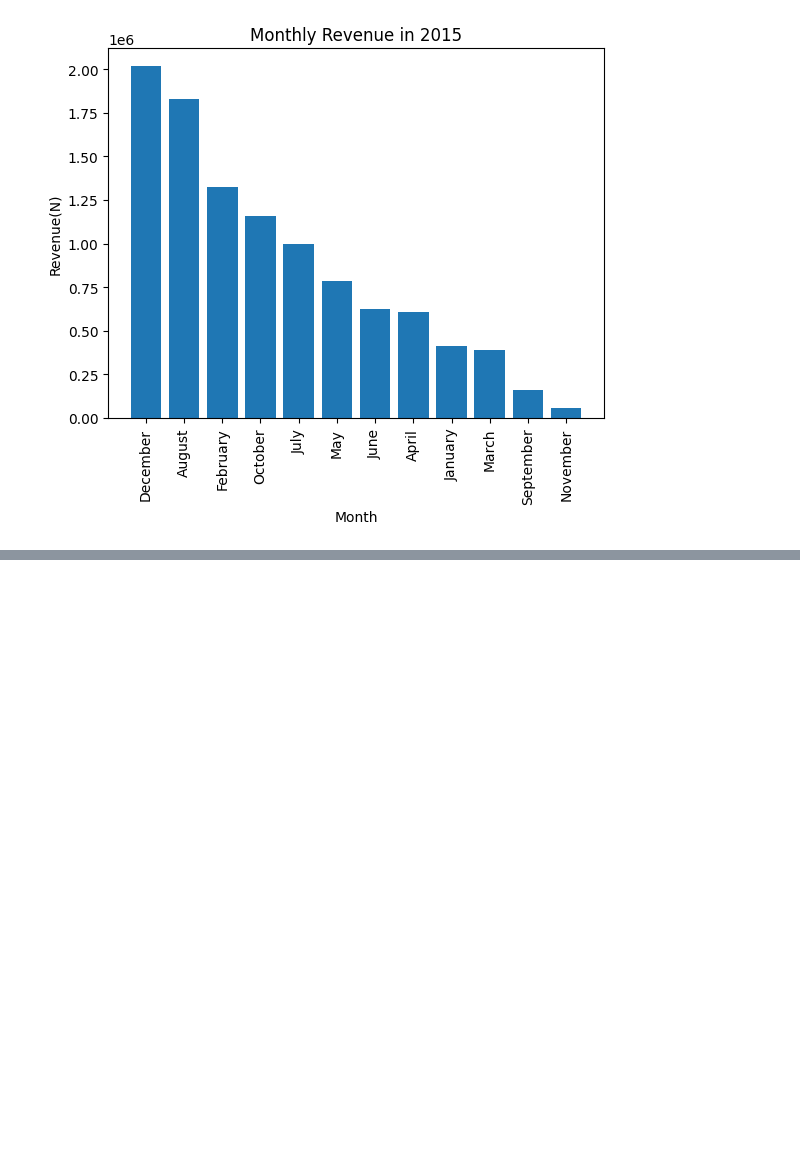
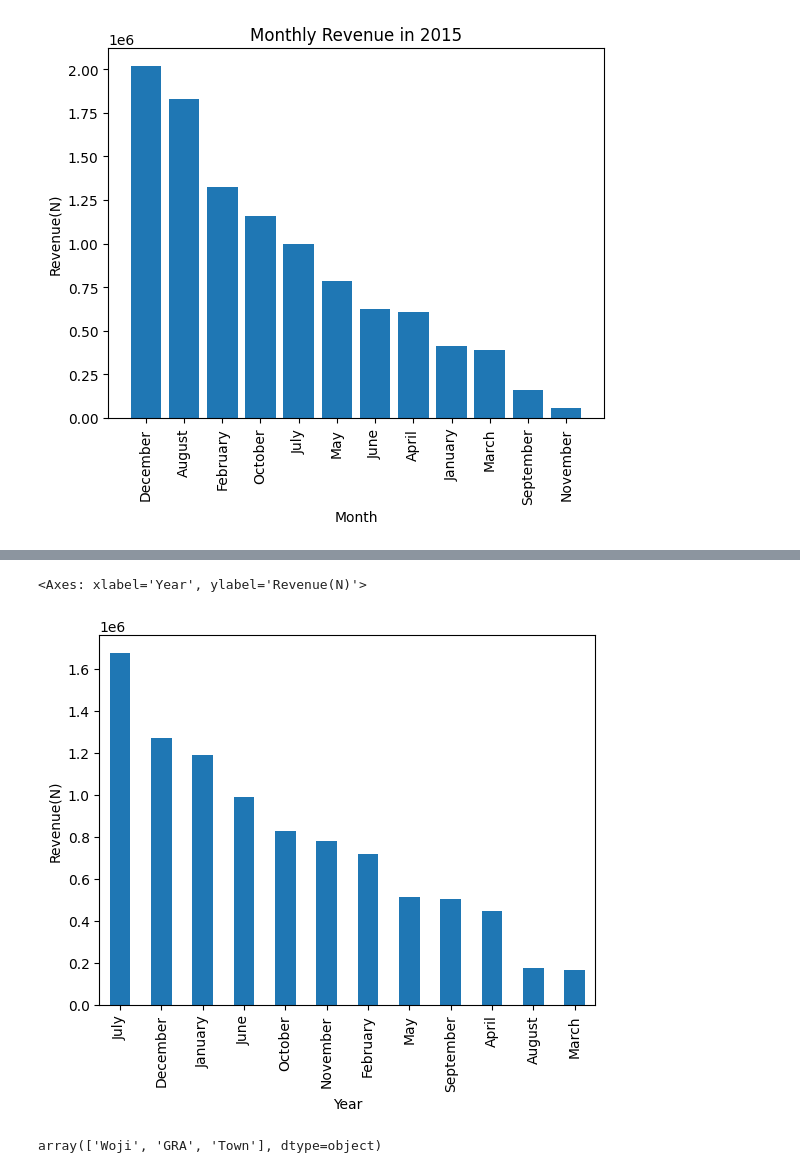
Before and after one commit to RoyalDhee/Data_Analysis, a Jupyter notebook: sales_analysis.ipynb, the cells around one changed output, grey strips where cells are left out. Drawn from its saved outputs; the diff is of its cells as text; code cells hidden in the pictures; blank space fills up the shorter version.

```diff
--- a/sales_analysis.ipynb
+++ b/sales_analysis.ipynb
@@ -258,0 +320,13 @@ plt.show()
+# %%
+# Plot using pandas
+total_2014_monthly_rev.plot(kind="bar", xlabel="Year", ylabel="Revenue(N)")
+# %% [output]
+<Axes: xlabel='Year', ylabel='Revenue(N)'>
+[figure, added]
+# %%
+# Total Revenue By Branch
+
+# Lets check the branches we have first
+sales_data["Branch"].unique()
+# %% [output]
+array(['Woji', 'GRA', 'Town'], dtype=object)
```
Also changed, not shown: parts of 18 cells of this notebook.
